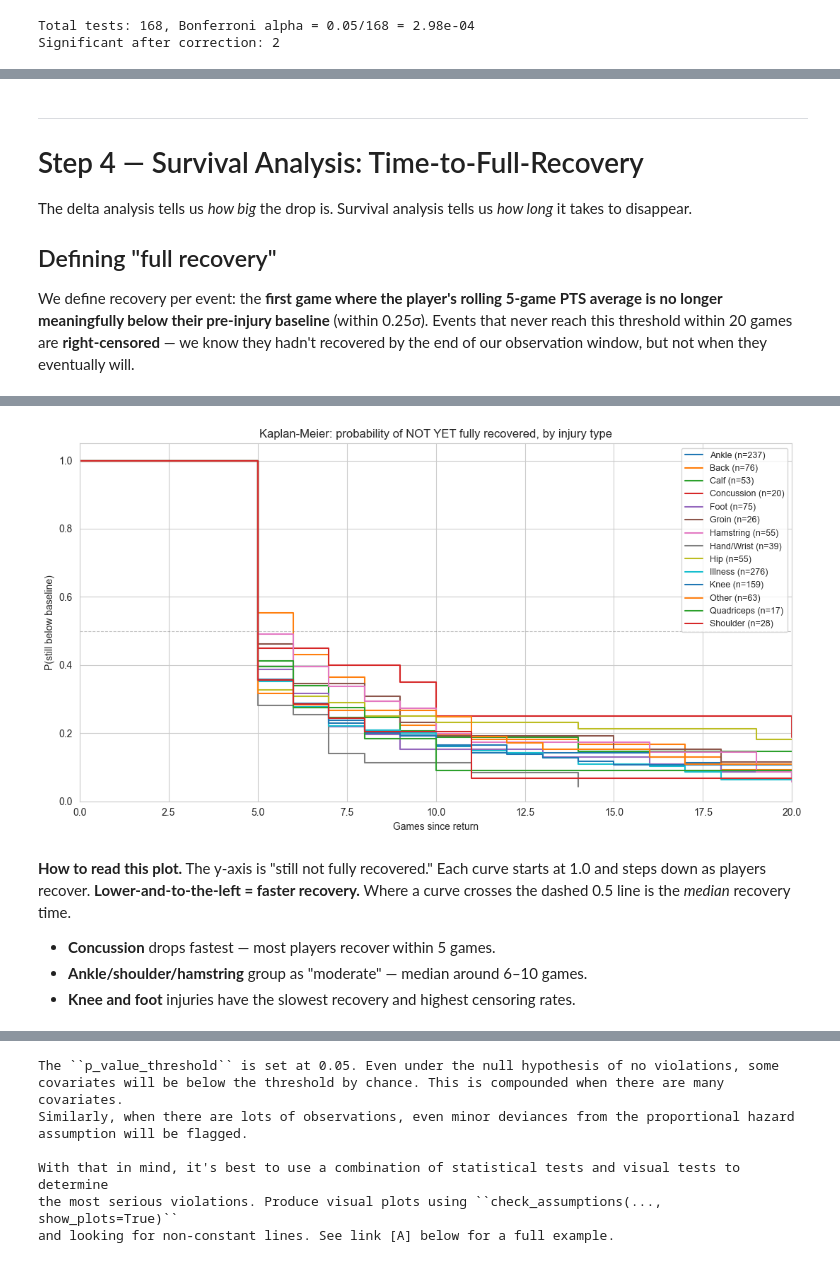
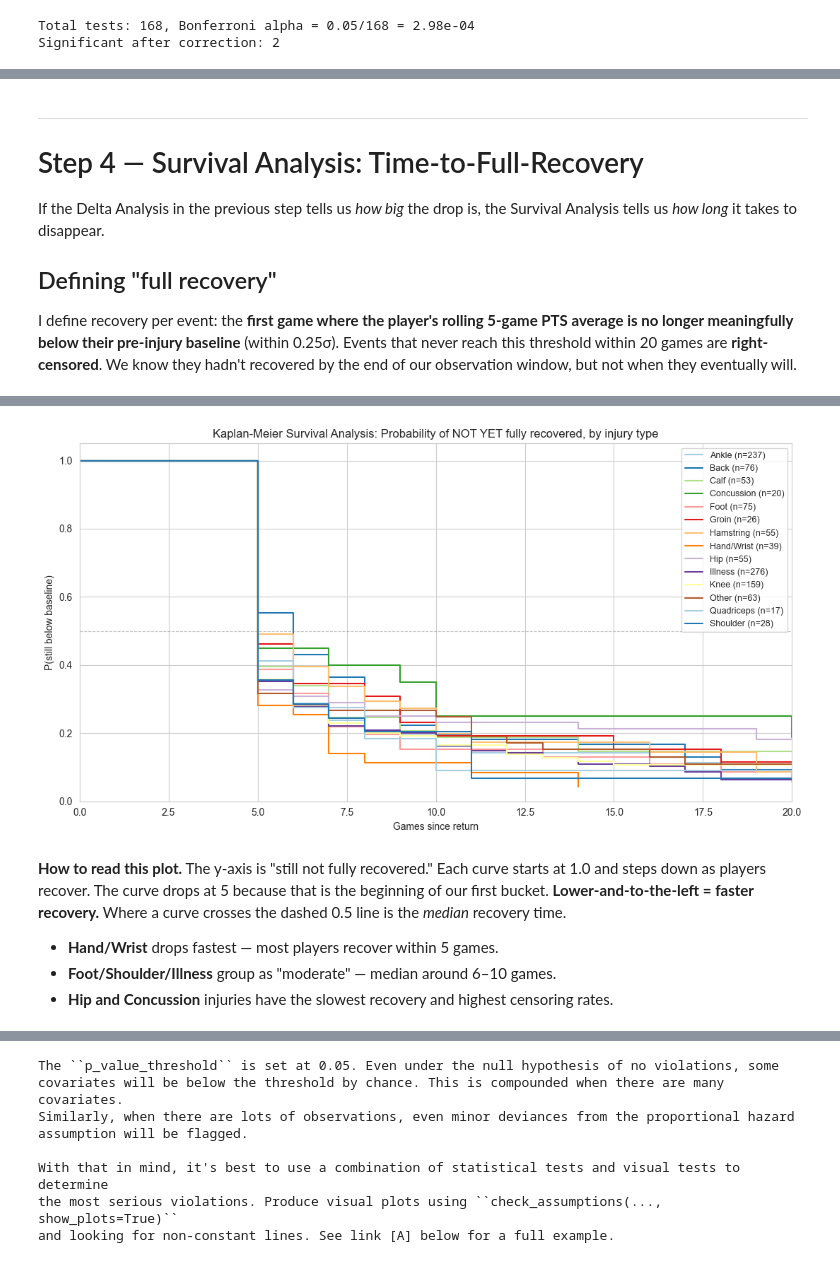
Before and after one commit to amaq121/Portfolio-Projects, a Jupyter notebook: python/NBA_Injury_Recovery_Modeler_Final.ipynb, the cells around one changed output, grey strips where cells are left out. Saved outputs shown, nothing was run; the diff lists cells and outputs as text; code cells hidden in the pictures.

```diff
--- a/python/NBA_Injury_Recovery_Modeler_Final.ipynb
+++ b/python/NBA_Injury_Recovery_Modeler_Final.ipynb
@@ -805,11 +763,11 @@ plt.show()
 
 # Step 4 — Survival Analysis: Time-to-Full-Recovery
 
-The delta analysis tells us *how big* the drop is. Survival analysis tells us *how long* it takes to disappear.
+If the Delta Analysis in the previous step tells us *how big* the drop is, the Survival Analysis tells us *how long* it takes to disappear.
 
 ## Defining "full recovery"
 
-We define recovery per event: the **first game where the player's rolling 5-game PTS average is no longer meaningfully below their pre-injury baseline** (within 0.25σ). Events that never reach this threshold within 20 games are **right-censored** — we know they hadn't recovered by the end of our observation window, but not when they eventually will.
+I define recovery per event: the **first game where the player's rolling 5-game PTS average is no longer meaningfully below their pre-injury baseline** (within 0.25σ). Events that never reach this threshold within 20 games are **right-censored**. We know they hadn't recovered by the end of our observation window, but not when they eventually will.
 # %%
 def games_to_recovery(post_traj, baseline, window=5, threshold_sigma=-0.25):
     """
@@ -874,34 +832,34 @@ Shoulder      28           0.86           5.0
 # %%
 # Kaplan-Meier survival curves by injury type
 fig, ax = plt.subplots(figsize=(11, 6))
 
-palette = sns.color_palette('tab10', n_colors=recovery['injury_type'].nunique())
+palette = sns.color_palette('Paired', n_colors=recovery['injury_type'].nunique())
 for color, injury_type in zip(palette, sorted(recovery['injury_type'].unique())):
     mask = recovery['injury_type'] == injury_type
     if mask.sum() < 10:
         continue
     kmf = KaplanMeierFitter()
     kmf.fit(
         durations=recovery.loc[mask, 'games_to_recovery'],
         event_observed=recovery.loc[mask, 'recovered'],
         label=f'{injury_type} (n={int(mask.sum())})',
     )
     kmf.plot_survival_function(ax=ax, ci_show=False, color=color)
 
-ax.set_title('Kaplan-Meier: probability of NOT YET fully recovered, by injury type')
+ax.set_title('Kaplan-Meier Survival Analysis: Probability of NOT YET fully recovered, by injury type')
 ax.set_xlabel('Games since return')
 ax.set_ylabel('P(still below baseline)')
 ax.set_xlim(0, 20)
 ax.set_ylim(0, 1.05)
 ax.axhline(0.5, color='gray', linestyle='--', linewidth=0.8, alpha=0.5)
 ax.legend(loc='upper right', fontsize=9)
 plt.tight_layout()
 plt.show()
 # %% [output]
-[figure, old version]
+[figure, new version]
 # %% [markdown]
-**How to read this plot.** The y-axis is "still not fully recovered." Each curve starts at 1.0 and steps down as players recover. **Lower-and-to-the-left = faster recovery.** Where a curve crosses the dashed 0.5 line is the *median* recovery time.
+**How to read this plot.** The y-axis is "still not fully recovered." Each curve starts at 1.0 and steps down as players recover. The curve drops at 5 because that is the beginning of our first bucket.  **Lower-and-to-the-left = faster recovery.** Where a curve crosses the dashed 0.5 line is the *median* recovery time.
 
-- **Concussion** drops fastest — most players recover within 5 games.
-- **Ankle/shoulder/hamstring** group as "moderate" — median around 6–10 games.
-- **Knee and foot** injuries have the slowest recovery and highest censoring rates.
+- **Hand/Wrist** drops fastest — most players recover within 5 games.
+- **Foot/Shoulder/Illness** group as "moderate" — median around 6–10 games.
+- **Hip and Concussion** injuries have the slowest recovery and highest censoring rates.
```
Also changed, not shown: parts of 20 cells of this notebook, 1 other file.
